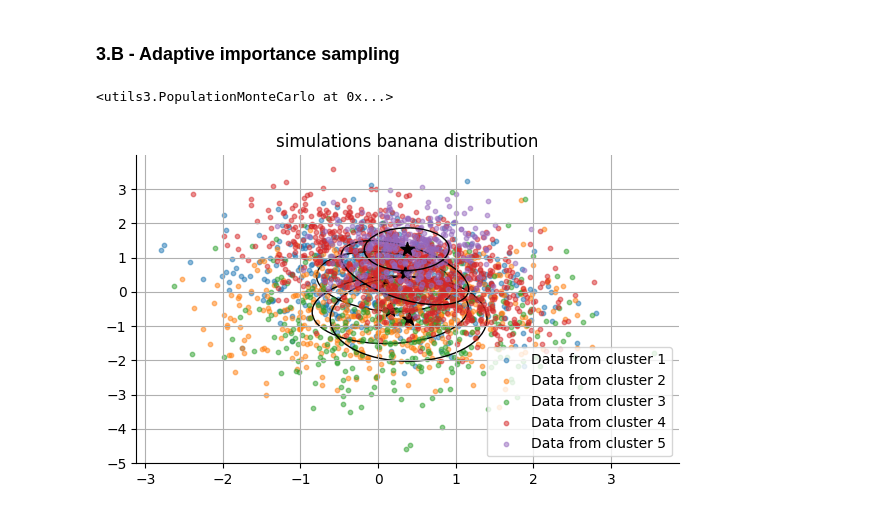
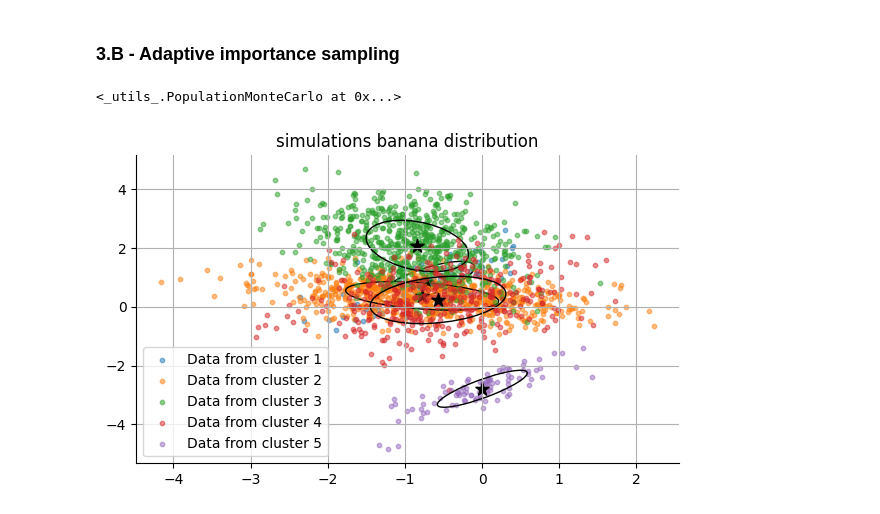
Before and after one commit to emilio-pcrd/compstats-MVA, a Jupyter notebook: Lab2/main.ipynb, the cells around one changed output. Cells and saved outputs as stored; diff of their text form; code cells hidden in the pictures.

```diff
--- a/Lab2/main.ipynb
+++ b/Lab2/main.ipynb
@@ -348,14 +337,14 @@ plt.show()
 # %% [markdown]
 ### **3.B - Adaptive importance sampling**
 # %%
-from utils3 import PopulationMonteCarlo
+from _utils_ import PopulationMonteCarlo
 
 dim = 5
 n_clusters = 5
-n_samples = 3000
-pmc = PopulationMonteCarlo(n_samples, n_clusters, dim, b=0.4, max_iters=100)
+n_samples = 2000
+pmc = PopulationMonteCarlo(n_samples, n_clusters, dim, b=0.4, max_iters=150)
 # %%
 pmc.fit()
 # %% [output]
-<utils3.PopulationMonteCarlo at 0x...>
+<_utils_.PopulationMonteCarlo at 0x...>
 # %%
@@ -366,4 +353,4 @@ from utils1 import plot_results
 # %%
-plot_results(n_clusters, X[:,1:3], z, pmc.mus[:, 1:3], pmc.sigmas[:, 1:3, 1:3], title=f'simulations banana distribution')
+plot_results(n_clusters, X[:,:2], z, pmc.mus[:, :2], pmc.sigmas[:, :2, :2], title=f'simulations banana distribution')
 # %% [output]
-[figure, old version]
+[figure, new version]
```
Also changed, not shown: parts of 26 cells of this notebook, 1 other file.
